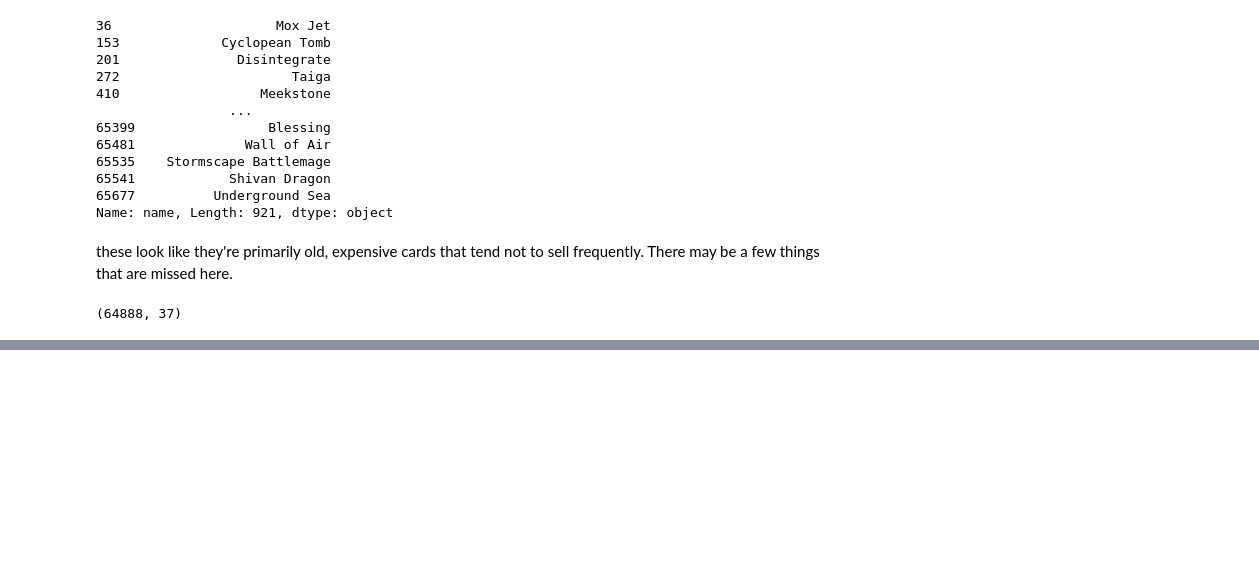
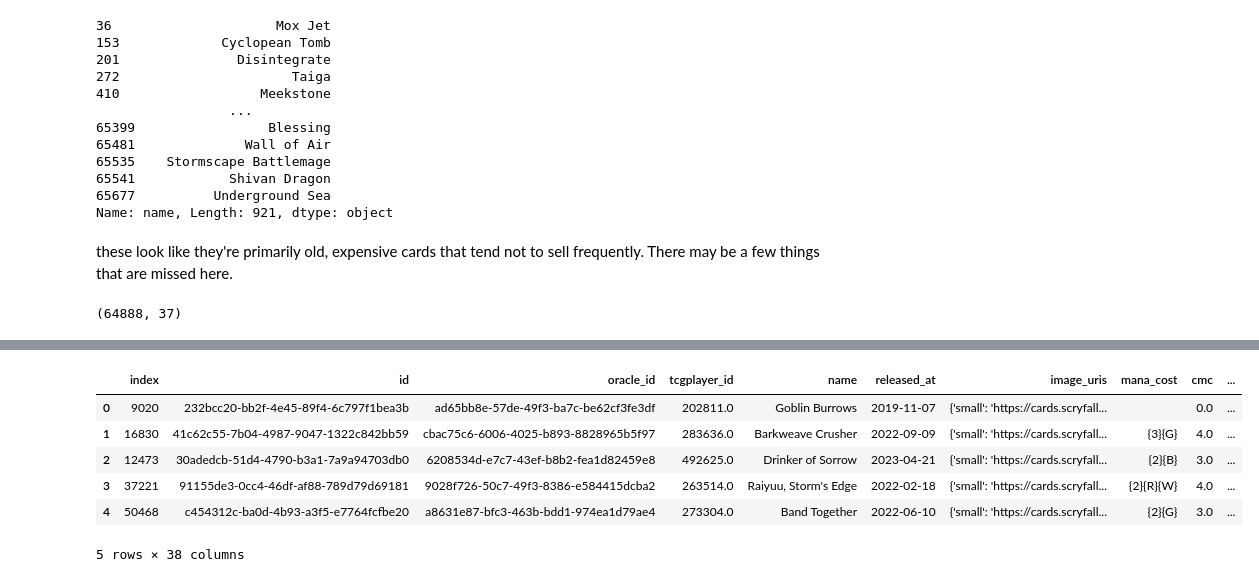
Before and after one commit to ParkedHampster/Spell-Trends, a Jupyter notebook: combined_investigation.ipynb, the cells around one changed output, grey strips where cells are left out. Cells and saved outputs as stored; diff of their text form; code cells hidden in the pictures; blank space fills up the shorter version.

```diff
--- a/combined_investigation.ipynb
+++ b/combined_investigation.ipynb
@@ -957,0 +1098,11 @@ fuller_vals
+# %%
+test_cards = cards_attached_prices.sample(5).reset_index()
+test_cards.head()
+# %% [output]
+|  | index | id | oracle_id | tcgplayer_id | name | released_at | image_uris | mana_cost | cmc | ... |
+| 0 | 9020 | 232bcc20-bb2f-4e45-89f4-6c797f1bea3b | ad65bb8e-57de-49f3-ba7c-be62cf3fe3df | 202811.0 | Goblin Burrows | 2019-11-07 | {'small': 'https://cards.scryfall... |  | 0.0 | ... |
+| 1 | 16830 | 41c62c55-7b04-4987-9047-1322c842bb59 | cbac75c6-6006-4025-b893-8828965b5f97 | 283636.0 | Barkweave Crusher | 2022-09-09 | {'small': 'https://cards.scryfall... | {3}{G} | 4.0 | ... |
+| 2 | 12473 | 30adedcb-51d4-4790-b3a1-7a9a94703db0 | 6208534d-e7c7-43ef-b8b2-fea1d82459e8 | 492625.0 | Drinker of Sorrow | 2023-04-21 | {'small': 'https://cards.scryfall... | {2}{B} | 3.0 | ... |
+| 3 | 37221 | 91155de3-0cc4-46df-af88-789d79d69181 | 9028f726-50c7-49f3-8386-e584415dcba2 | 263514.0 | Raiyuu, Storm's Edge | 2022-02-18 | {'small': 'https://cards.scryfall... | {2}{R}{W} | 4.0 | ... |
+| 4 | 50468 | c454312c-ba0d-4b93-a3f5-e7764fcfbe20 | a8631e87-bfc3-463b-bdd1-974ea1d79ae4 | 273304.0 | Band Together | 2022-06-10 | {'small': 'https://cards.scryfall... | {2}{G} | 3.0 | ... |
+5 rows × 38 columns
```
Also changed, not shown: parts of 15 cells of this notebook, 2 other files.
